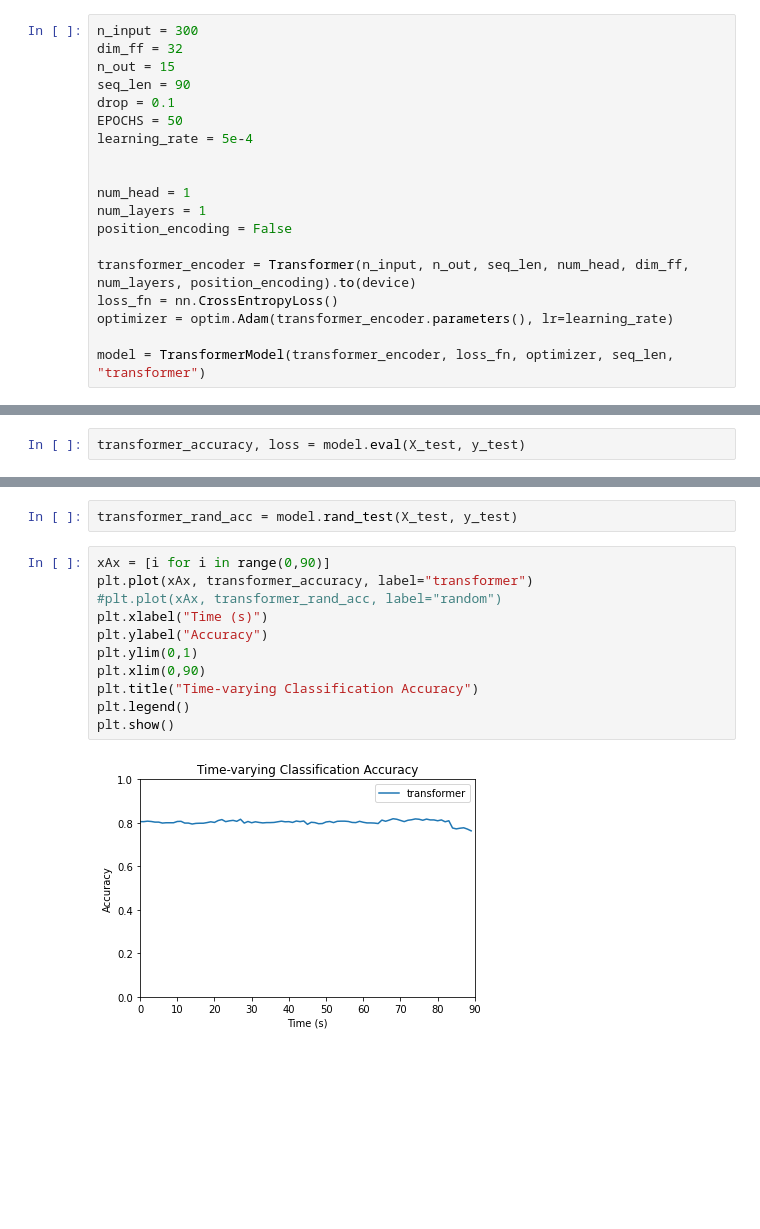
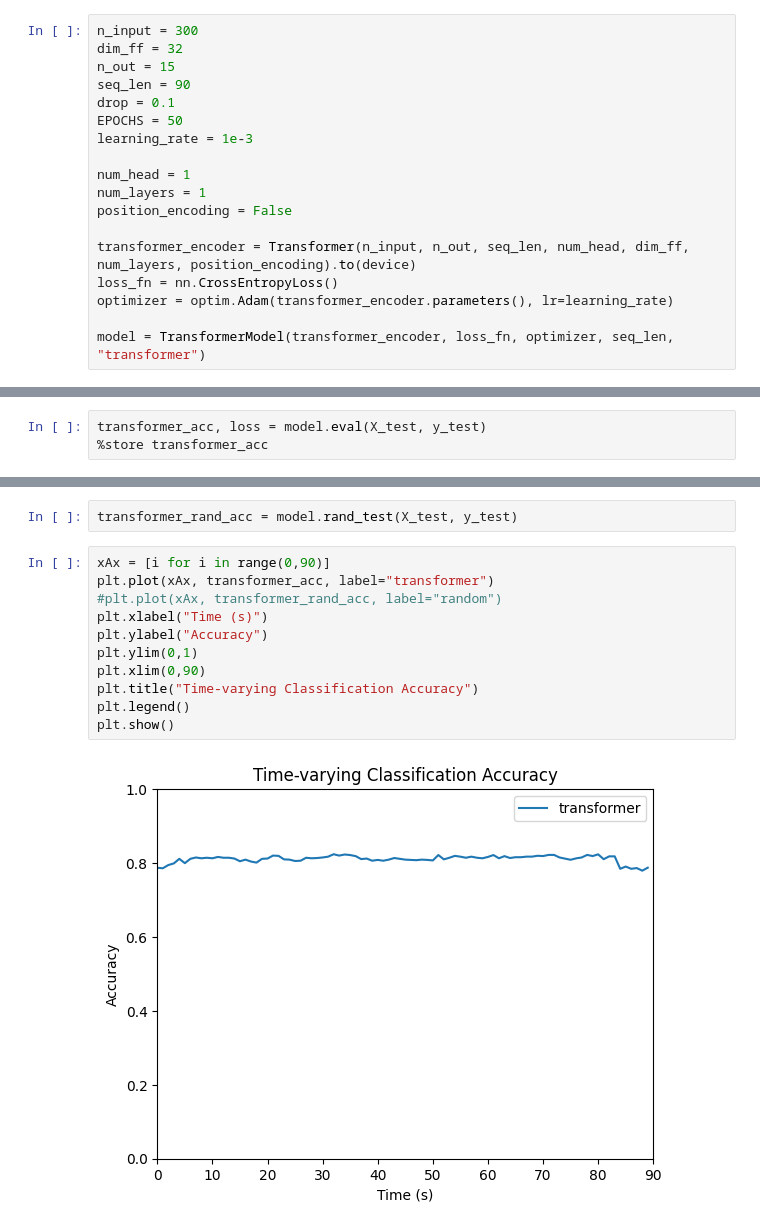
Before and after one commit to axgu/srp-lab-notebook, a Jupyter notebook: hcp_data/transformer.ipynb, the cells around one changed output, grey strips where cells are left out. Saved outputs shown, nothing was run; the diff lists cells and outputs as text; blank space fills up the shorter version.

```diff
--- a/hcp_data/transformer.ipynb
+++ b/hcp_data/transformer.ipynb
@@ -179,8 +179,7 @@ n_out = 15
 seq_len = 90
 drop = 0.1
 EPOCHS = 50
-learning_rate = 5e-4
-
+learning_rate = 1e-3
 
 num_head = 1
 num_layers = 1
@@ -207,2 +205,3 @@ plt.show()
 # %%
-transformer_accuracy, loss = model.eval(X_test, y_test)
+transformer_acc, loss = model.eval(X_test, y_test)
+%store transformer_acc
@@ -214,14 +211,14 @@ Stored 'transformer_accuracy' (ndarray)
 transformer_rand_acc = model.rand_test(X_test, y_test)
 # %%
 xAx = [i for i in range(0,90)]
-plt.plot(xAx, transformer_accuracy, label="transformer")
+plt.plot(xAx, transformer_acc, label="transformer")
 #plt.plot(xAx, transformer_rand_acc, label="random")
 plt.xlabel("Time (s)")
 plt.ylabel("Accuracy")
 plt.ylim(0,1)
 plt.xlim(0,90)
 plt.title("Time-varying Classification Accuracy")
 plt.legend()
 plt.show()
 # %% [output]
-[figure, old version]
+[figure, new version]
```
Also changed, not shown: parts of 3 cells of this notebook, 8 other files.
